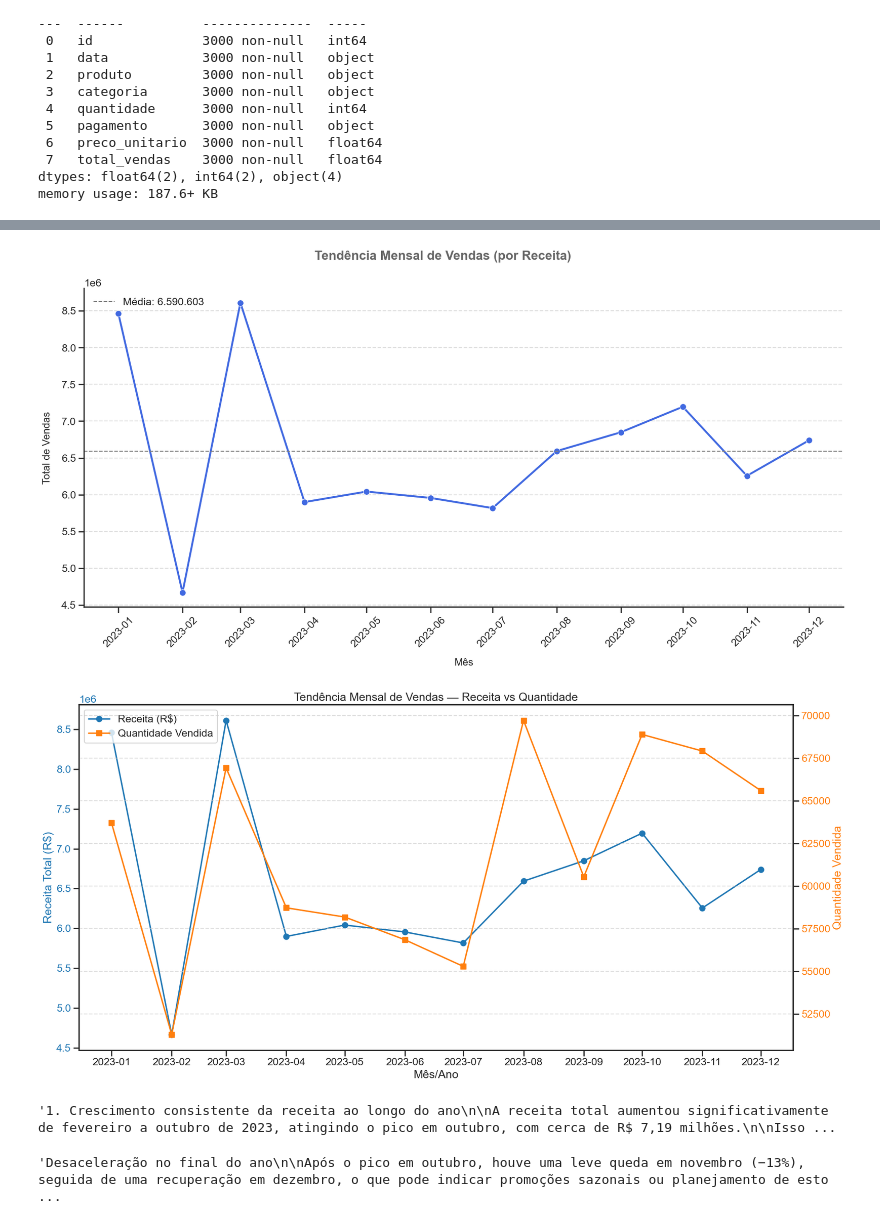
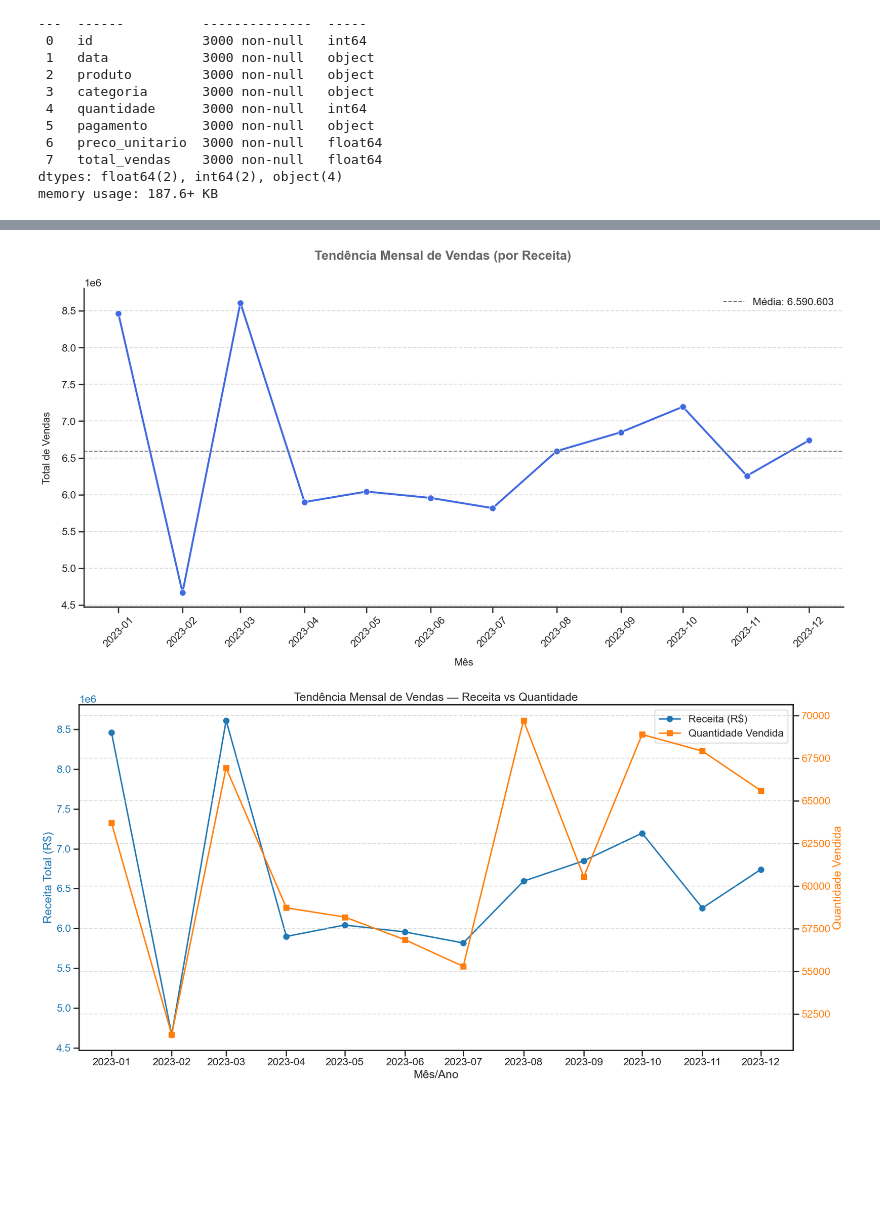
Before and after one commit to RuanSantos-Developer/Teste_Analytics_RuanSantos, a Jupyter notebook: notebooks/visualizacoes.ipynb, the cells around one changed output, grey strips where cells are left out. Drawn from its saved outputs; the diff is of its cells as text; code cells hidden in the pictures; blank space fills up the shorter version.

```diff
--- a/notebooks/visualizacoes.ipynb
+++ b/notebooks/visualizacoes.ipynb
@@ -121,7 +123,7 @@ plt.axhline(
     label=f'Média: {media_vendas:,.0f}'.replace(',', '.')
 )
 
-plt.legend(frameon=False, loc='upper left')
+plt.legend(frameon=False, loc='upper right')
 plt.suptitle("Tendência Mensal de Vendas (por Receita)", fontsize=20, weight='bold', color='#666666')
 plt.xlabel("Mês", fontsize=16, labelpad=15)
 plt.ylabel("Total de Vendas", fontsize=16, labelpad=15)
@@ -133,47 +135,33 @@ ax.xaxis.set_major_locator(mdates.MonthLocator(interval=1))
 
 plt.show()
 # %% [output]
-[figure, old version]
+[figure, new version]
 # %%
 fig, ax1 = plt.subplots(figsize=(18, 9))
 
 ax1.plot(vendas_mensais_mes_receita["mes"],
          vendas_mensais_mes_receita["total_vendas"],
          color="tab:blue", marker="o", label="Receita (R$)")
 ax1.set_xlabel("Mês/Ano")
 ax1.set_ylabel("Receita Total (R$)", color="tab:blue")
 ax1.tick_params(axis="y", labelcolor="tab:blue")
 
 ax2 = ax1.twinx()
 ax2.plot(vendas_mensais_mes_qtd["mes"],
          vendas_mensais_mes_qtd["quantidade"],
          color="tab:orange", marker="s", label="Quantidade Vendida")
 ax2.set_ylabel("Quantidade Vendida", color="tab:orange")
 ax2.tick_params(axis="y", labelcolor="tab:orange")
 
 plt.title("Tendência Mensal de Vendas — Receita vs Quantidade")
 fig.tight_layout()
 plt.grid(True, linestyle="--", alpha=0.6)
 
 lns = ax1.get_lines() + ax2.get_lines()
 labs = [l.get_label() for l in lns]
-ax1.legend(lns, labs, loc="upper left")
+ax1.legend(lns, labs, loc="upper right")
 
 ax1.xaxis.set_major_locator(mdates.MonthLocator(interval=1))
 plt.show()
 # %% [output]
-[figure, old version]
+[figure, new version]
-# %%
-'''1. Crescimento consistente da receita ao longo do ano
-
-A receita total aumentou significativamente de fevereiro a outubro de 2023, atingindo o pico em outubro, com cerca de R$ 7,19 milhões.
-
-Isso sugere uma tendência positiva de vendas, possivelmente impulsionada por sazonalidade (como aumento nas obras e reformas antes do fim do ano).'''
-# %% [output]
-'1. Crescimento consistente da receita ao longo do ano\n\nA receita total aumentou significativamente de fevereiro a outubro de 2023, atingindo o pico em outubro, com cerca de R$ 7,19 milhões.\n\nIsso ...
-# %%
-'''Desaceleração no final do ano
-
-Após o pico em outubro, houve uma leve queda em novembro (−13%), seguida de uma recuperação em dezembro, o que pode indicar promoções sazonais ou planejamento de estoque para o final do ano.'''
-# %% [output]
-'Desaceleração no final do ano\n\nApós o pico em outubro, houve uma leve queda em novembro (−13%), seguida de uma recuperação em dezembro, o que pode indicar promoções sazonais ou planejamento de esto ...
```
Also changed, not shown: parts of 5 cells of this notebook, 7 other files.
